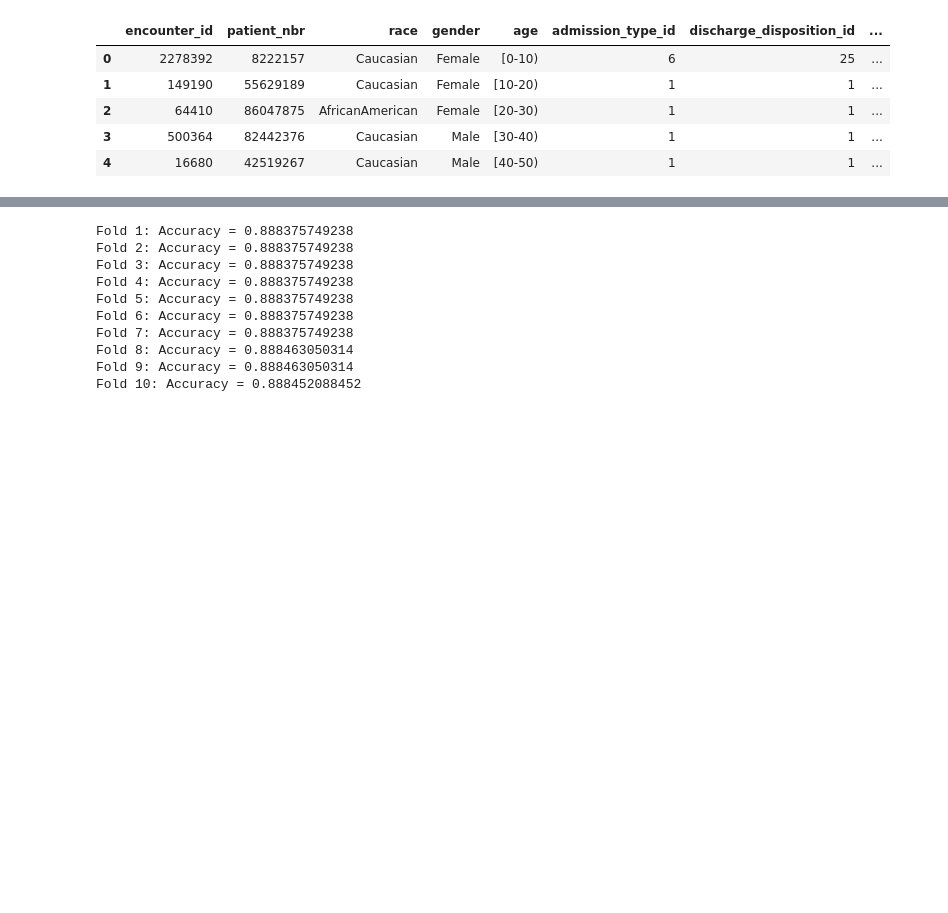
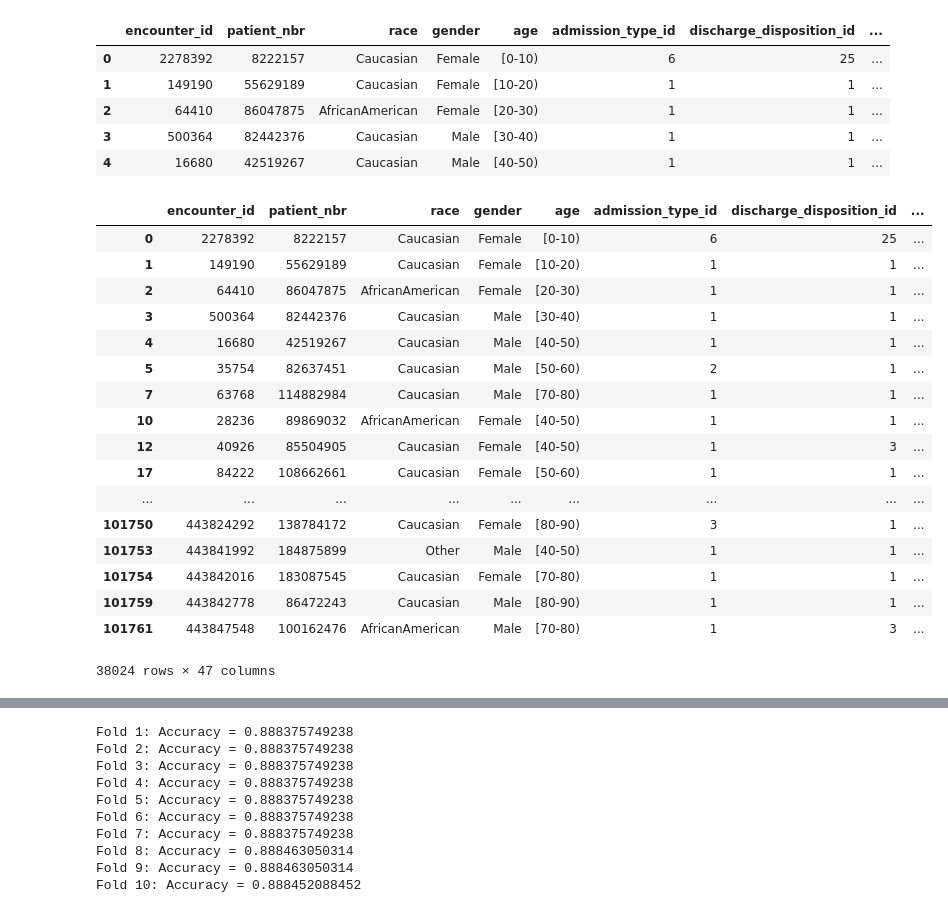
Before and after one commit to JudeOgbuibe/Data-Mining-Final-Project, a Jupyter notebook: dataset_diabetes/Pattern Mining Approach.ipynb, the cells around one changed output, grey strips where cells are left out. Cells and saved outputs as stored; diff of their text form; code cells hidden in the pictures; blank space fills up the shorter version.

```diff
--- a/dataset_diabetes/Pattern Mining Approach.ipynb
+++ b/dataset_diabetes/Pattern Mining Approach.ipynb
@@ -63,6 +62,27 @@ dataset.head()
 diab = dataset[(dataset['diag_1_new'] == 0) | (dataset['diag_2_new'] == 0) | (dataset['diag_3_new'] == 0)]
 #dataset[dataset['diag_2_new'] == 0 && dataset['diag_2_new'] != 0]
 #dataset[dataset['diag_3_new'] == 0 && (dataset['diag_1_new'] == 0 && dataset['diag_2_new'] != 0)]
+# %%
+dataset[(dataset['diag_1_new'] == 0) | (dataset['diag_2_new'] == 0) | (dataset['diag_3_new'] == 0)]
+# %% [output]
+|  | encounter_id | patient_nbr | race | gender | age | admission_type_id | discharge_disposition_id | ... |
+| 0 | 2278392 | 8222157 | Caucasian | Female | [0-10) | 6 | 25 | ... |
+| 1 | 149190 | 55629189 | Caucasian | Female | [10-20) | 1 | 1 | ... |
+| 2 | 64410 | 86047875 | AfricanAmerican | Female | [20-30) | 1 | 1 | ... |
+| 3 | 500364 | 82442376 | Caucasian | Male | [30-40) | 1 | 1 | ... |
+| 4 | 16680 | 42519267 | Caucasian | Male | [40-50) | 1 | 1 | ... |
+| 5 | 35754 | 82637451 | Caucasian | Male | [50-60) | 2 | 1 | ... |
+| 7 | 63768 | 114882984 | Caucasian | Male | [70-80) | 1 | 1 | ... |
+| 10 | 28236 | 89869032 | AfricanAmerican | Female | [40-50) | 1 | 1 | ... |
+| 12 | 40926 | 85504905 | Caucasian | Female | [40-50) | 1 | 3 | ... |
+| 17 | 84222 | 108662661 | Caucasian | Female | [50-60) | 1 | 1 | ... |
+| ... | ... | ... | ... | ... | ... | ... | ... | ... |
+| 101750 | 443824292 | 138784172 | Caucasian | Female | [80-90) | 3 | 1 | ... |
+| 101753 | 443841992 | 184875899 | Other | Male | [40-50) | 1 | 1 | ... |
+| 101754 | 443842016 | 183087545 | Caucasian | Female | [70-80) | 1 | 1 | ... |
+| 101759 | 443842778 | 86472243 | Caucasian | Male | [80-90) | 1 | 1 | ... |
+| 101761 | 443847548 | 100162476 | AfricanAmerican | Male | [70-80) | 1 | 3 | ... |
+38024 rows × 47 columns
 # %%
 # remove patients who expired
 diab =  diab[(diab['discharge_disposition_id'] != 19) | (diab['discharge_disposition_id'] != 11) | (diab['discharge_disposition_id'] != 21) |\
```
Also changed, not shown: parts of 67 cells of this notebook, 3 other files.
